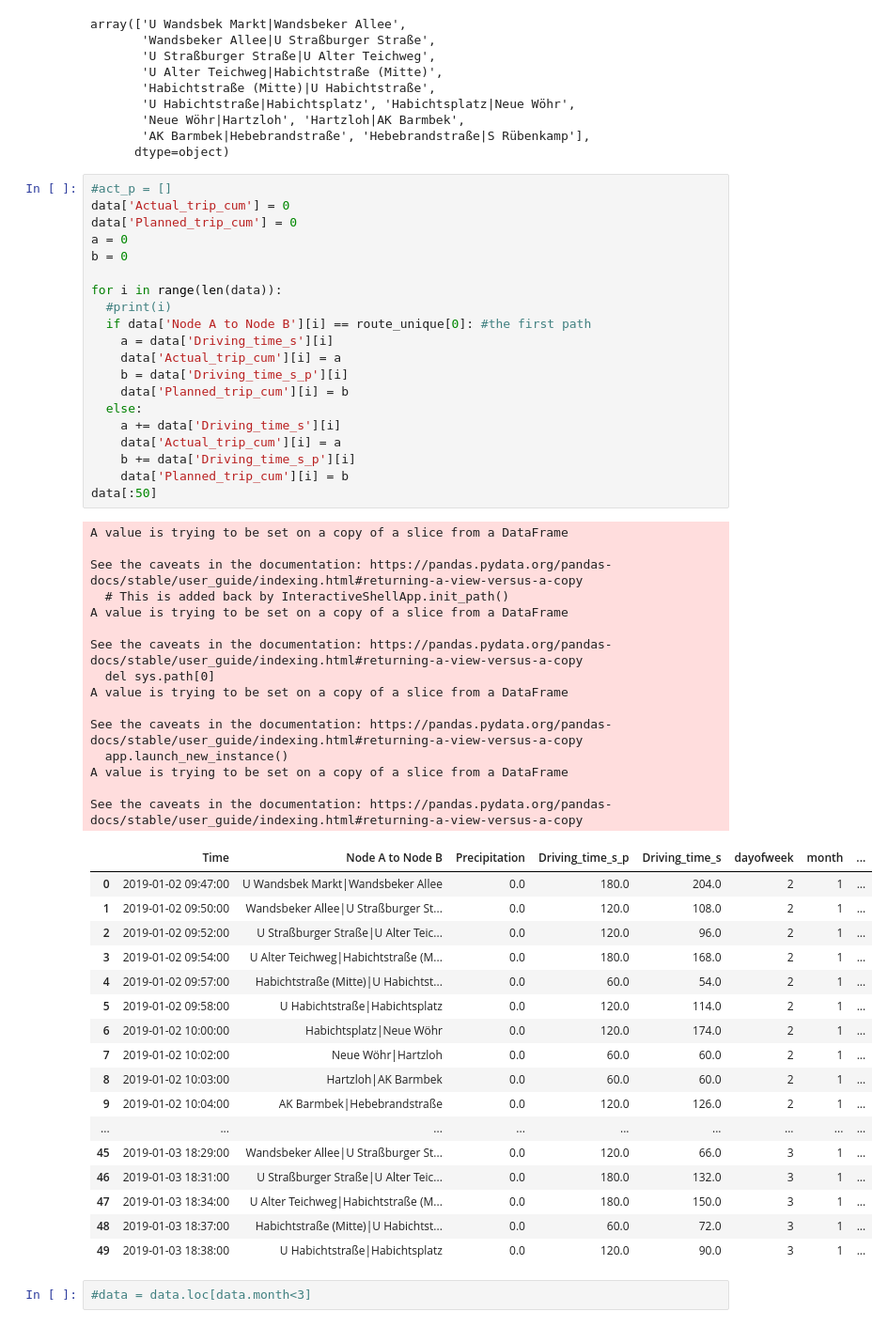
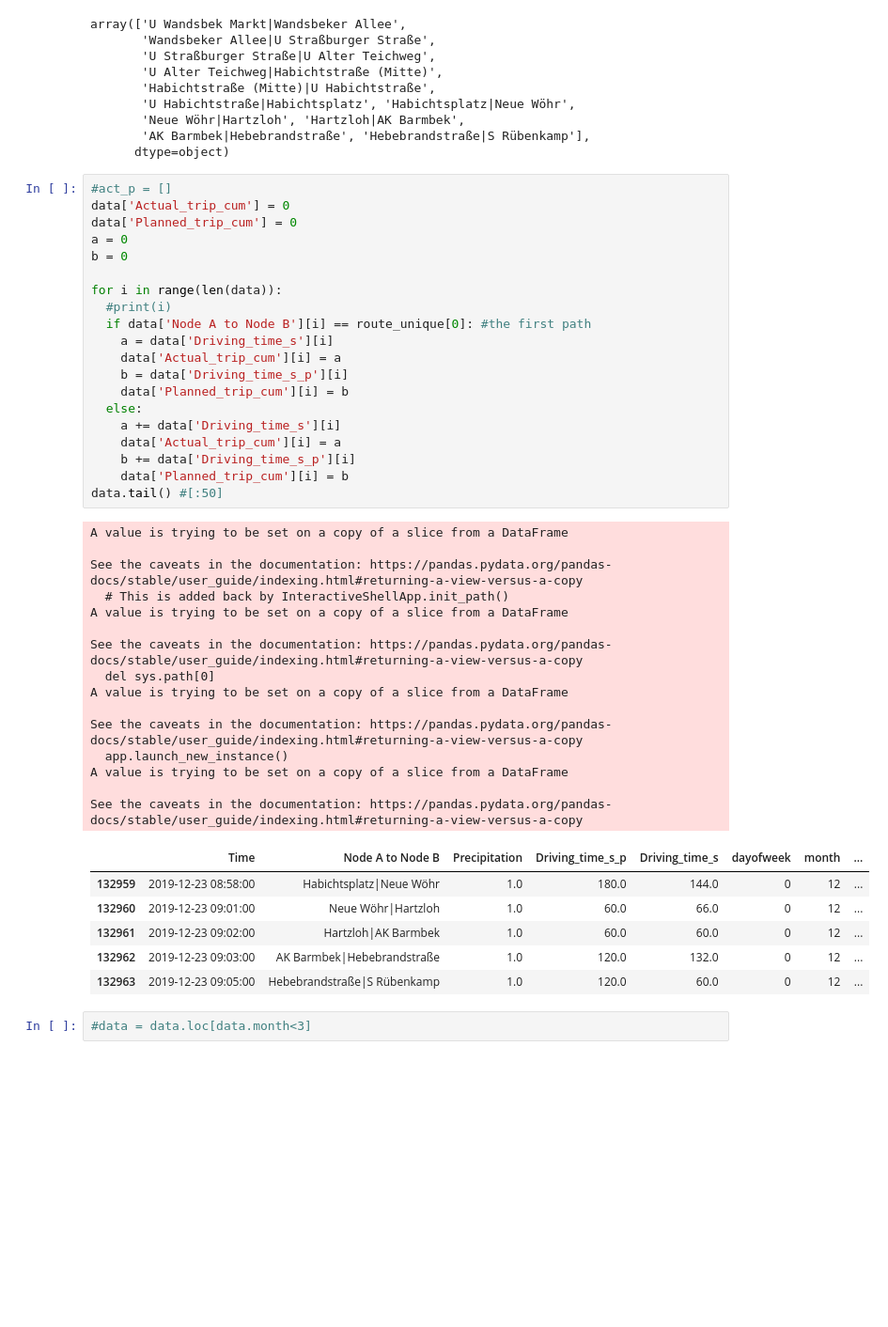
Before and after one commit to fhun/bus-arrival-time-neural-network-ga-kalman, a Jupyter notebook: 0_Datapreparation.ipynb, the cells around one changed output. Shown at 94% size. Saved outputs shown, nothing was run; the diff lists cells and outputs as text; blank space fills up the shorter version.

```diff
--- a/0_Datapreparation.ipynb
+++ b/0_Datapreparation.ipynb
@@ -401,50 +306,39 @@ b = 0
 
 for i in range(len(data)):
   #print(i)
   if data['Node A to Node B'][i] == route_unique[0]: #the first path
     a = data['Driving_time_s'][i]
     data['Actual_trip_cum'][i] = a
     b = data['Driving_time_s_p'][i]
     data['Planned_trip_cum'][i] = b
   else:
     a += data['Driving_time_s'][i]
     data['Actual_trip_cum'][i] = a
     b += data['Driving_time_s_p'][i]
     data['Planned_trip_cum'][i] = b
-data[:50]
+data.tail() #[:50]
 # %% [output]
 A value is trying to be set on a copy of a slice from a DataFrame
 
 See the caveats in the documentation: https://pandas.pydata.org/pandas-docs/stable/user_guide/indexing.html#returning-a-view-versus-a-copy
   # This is added back by InteractiveShellApp.init_path()
 A value is trying to be set on a copy of a slice from a DataFrame
 
 See the caveats in the documentation: https://pandas.pydata.org/pandas-docs/stable/user_guide/indexing.html#returning-a-view-versus-a-copy
   del sys.path[0]
 A value is trying to be set on a copy of a slice from a DataFrame
 
 See the caveats in the documentation: https://pandas.pydata.org/pandas-docs/stable/user_guide/indexing.html#returning-a-view-versus-a-copy
   app.launch_new_instance()
 A value is trying to be set on a copy of a slice from a DataFrame
 
 See the caveats in the documentation: https://pandas.pydata.org/pandas-docs/stable/user_guide/indexing.html#returning-a-view-versus-a-copy
 |  | Time | Node A to Node B | Precipitation | Driving_time_s_p | Driving_time_s | dayofweek | month | ... |
-| 0 | 2019-01-02 09:47:00 | U Wandsbek Markt|Wandsbeker Allee | 0.0 | 180.0 | 204.0 | 2 | 1 | ... |
-| 1 | 2019-01-02 09:50:00 | Wandsbeker Allee|U Straßburger St... | 0.0 | 120.0 | 108.0 | 2 | 1 | ... |
-| 2 | 2019-01-02 09:52:00 | U Straßburger Straße|U Alter Teic... | 0.0 | 120.0 | 96.0 | 2 | 1 | ... |
-| 3 | 2019-01-02 09:54:00 | U Alter Teichweg|Habichtstraße (M... | 0.0 | 180.0 | 168.0 | 2 | 1 | ... |
-| 4 | 2019-01-02 09:57:00 | Habichtstraße (Mitte)|U Habichtst... | 0.0 | 60.0 | 54.0 | 2 | 1 | ... |
-| 5 | 2019-01-02 09:58:00 | U Habichtstraße|Habichtsplatz | 0.0 | 120.0 | 114.0 | 2 | 1 | ... |
-| 6 | 2019-01-02 10:00:00 | Habichtsplatz|Neue Wöhr | 0.0 | 120.0 | 174.0 | 2 | 1 | ... |
-| 7 | 2019-01-02 10:02:00 | Neue Wöhr|Hartzloh | 0.0 | 60.0 | 60.0 | 2 | 1 | ... |
-| 8 | 2019-01-02 10:03:00 | Hartzloh|AK Barmbek | 0.0 | 60.0 | 60.0 | 2 | 1 | ... |
-| 9 | 2019-01-02 10:04:00 | AK Barmbek|Hebebrandstraße | 0.0 | 120.0 | 126.0 | 2 | 1 | ... |
-| ... | ... | ... | ... | ... | ... | ... | ... | ... |
-| 45 | 2019-01-03 18:29:00 | Wandsbeker Allee|U Straßburger St... | 0.0 | 120.0 | 66.0 | 3 | 1 | ... |
-| 46 | 2019-01-03 18:31:00 | U Straßburger Straße|U Alter Teic... | 0.0 | 180.0 | 132.0 | 3 | 1 | ... |
-| 47 | 2019-01-03 18:34:00 | U Alter Teichweg|Habichtstraße (M... | 0.0 | 180.0 | 150.0 | 3 | 1 | ... |
-| 48 | 2019-01-03 18:37:00 | Habichtstraße (Mitte)|U Habichtst... | 0.0 | 60.0 | 72.0 | 3 | 1 | ... |
-| 49 | 2019-01-03 18:38:00 | U Habichtstraße|Habichtsplatz | 0.0 | 120.0 | 90.0 | 3 | 1 | ... |
+| 132959 | 2019-12-23 08:58:00 | Habichtsplatz|Neue Wöhr | 1.0 | 180.0 | 144.0 | 0 | 12 | ... |
+| 132960 | 2019-12-23 09:01:00 | Neue Wöhr|Hartzloh | 1.0 | 60.0 | 66.0 | 0 | 12 | ... |
+| 132961 | 2019-12-23 09:02:00 | Hartzloh|AK Barmbek | 1.0 | 60.0 | 60.0 | 0 | 12 | ... |
+| 132962 | 2019-12-23 09:03:00 | AK Barmbek|Hebebrandstraße | 1.0 | 120.0 | 132.0 | 0 | 12 | ... |
+| 132963 | 2019-12-23 09:05:00 | Hebebrandstraße|S Rübenkamp | 1.0 | 120.0 | 60.0 | 0 | 12 | ... |
 # %%
 #data = data.loc[data.month<3]
 # %%
```
Also changed, not shown: parts of 32 cells of this notebook.
